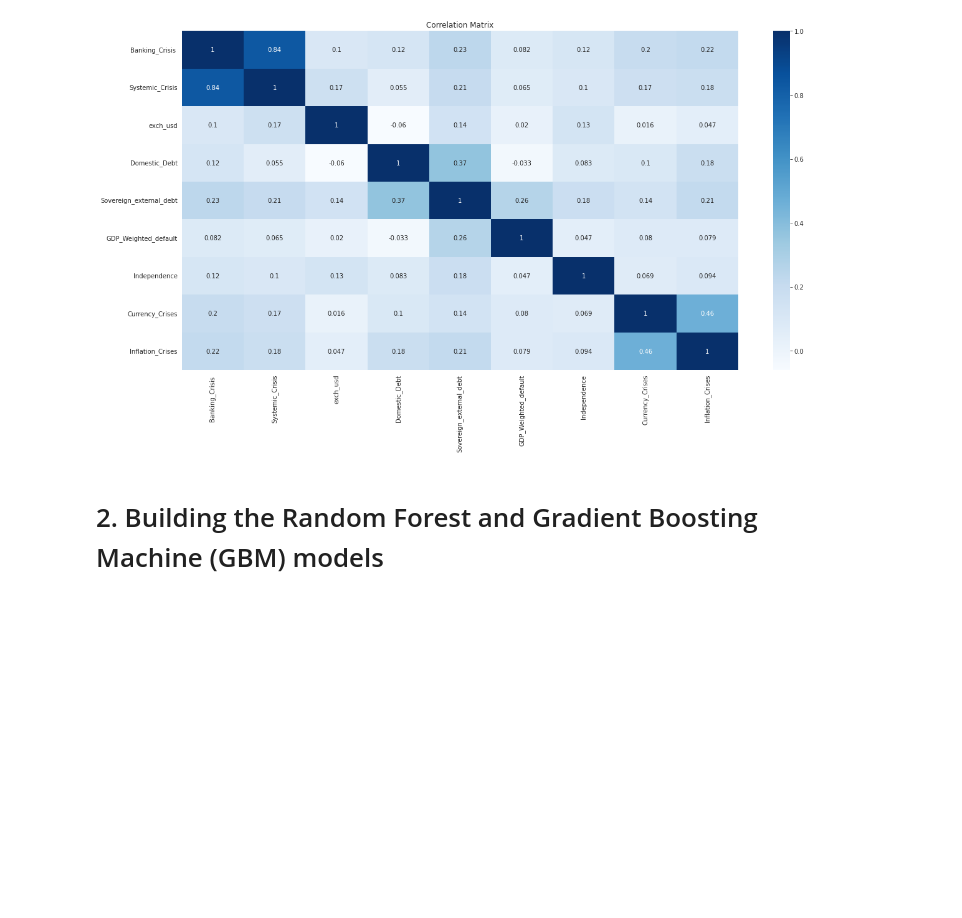
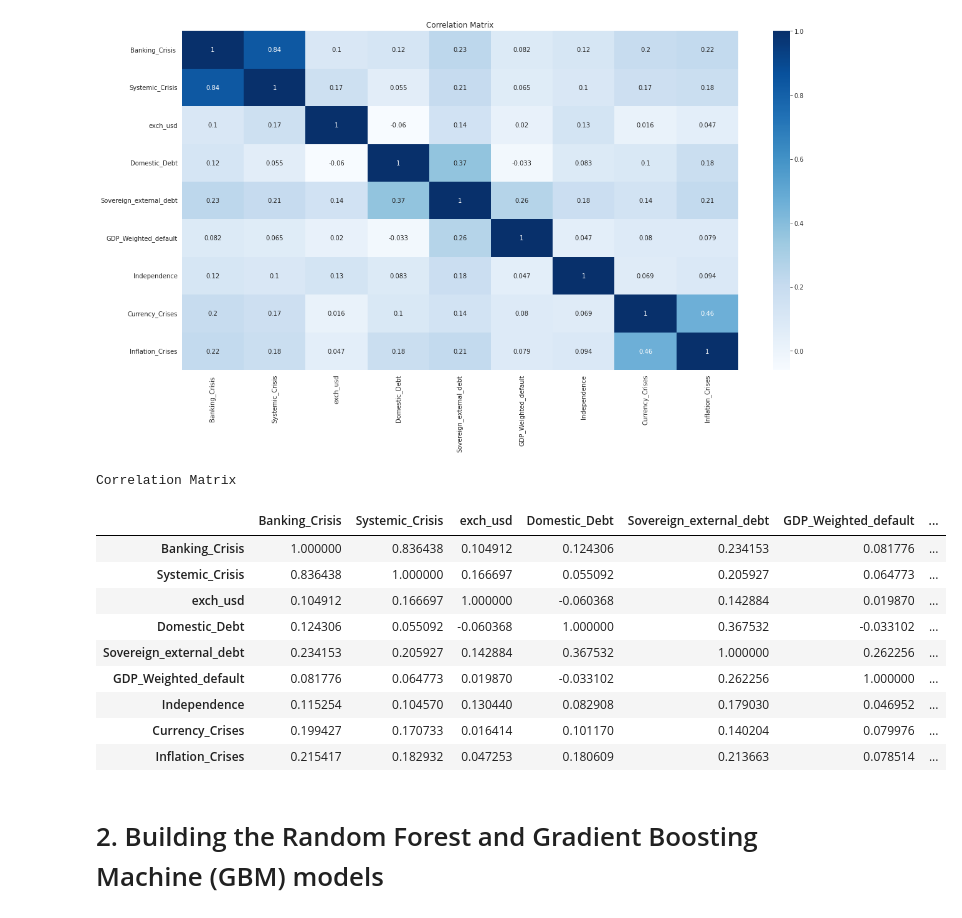
Before and after one commit to AnastasiiaVoll/-Geopolitics-of-Renewable-Energy-time-varying-interactions-between-geopolitical-risk-and-renewable, a Jupyter notebook: DS.ipynb, the cells around one changed output. Saved outputs shown, nothing was run; the diff lists cells and outputs as text; code cells hidden in the pictures; blank space fills up the shorter version.

```diff
--- a/DS.ipynb
+++ b/DS.ipynb
@@ -406,6 +459,23 @@ plt.title("Correlation Matrix")
 plt.show()
 # %% [output]
 [figure]
+# %%
+#Displaythe correlation matrix as a table
+corr_table = corr_matrix.style.background_gradient(cmap='Blues')
+corr_table.set_caption('Correlation Matrix')
+display(corr_table)
+# %% [output]
+Correlation Matrix
+|  | Banking_Crisis | Systemic_Crisis | exch_usd | Domestic_Debt | Sovereign_external_debt | GDP_Weighted_default | ... |
+| Banking_Crisis | 1.000000 | 0.836438 | 0.104912 | 0.124306 | 0.234153 | 0.081776 | ... |
+| Systemic_Crisis | 0.836438 | 1.000000 | 0.166697 | 0.055092 | 0.205927 | 0.064773 | ... |
+| exch_usd | 0.104912 | 0.166697 | 1.000000 | -0.060368 | 0.142884 | 0.019870 | ... |
+| Domestic_Debt | 0.124306 | 0.055092 | -0.060368 | 1.000000 | 0.367532 | -0.033102 | ... |
+| Sovereign_external_debt | 0.234153 | 0.205927 | 0.142884 | 0.367532 | 1.000000 | 0.262256 | ... |
+| GDP_Weighted_default | 0.081776 | 0.064773 | 0.019870 | -0.033102 | 0.262256 | 1.000000 | ... |
+| Independence | 0.115254 | 0.104570 | 0.130440 | 0.082908 | 0.179030 | 0.046952 | ... |
+| Currency_Crises | 0.199427 | 0.170733 | 0.016414 | 0.101170 | 0.140204 | 0.079976 | ... |
+| Inflation_Crises | 0.215417 | 0.182932 | 0.047253 | 0.180609 | 0.213663 | 0.078514 | ... |
 # %% [markdown]
 # 2. Building the Random Forest and Gradient Boosting Machine (GBM) models
 # %% [markdown]
```
Also changed, not shown: parts of 9 cells of this notebook.
